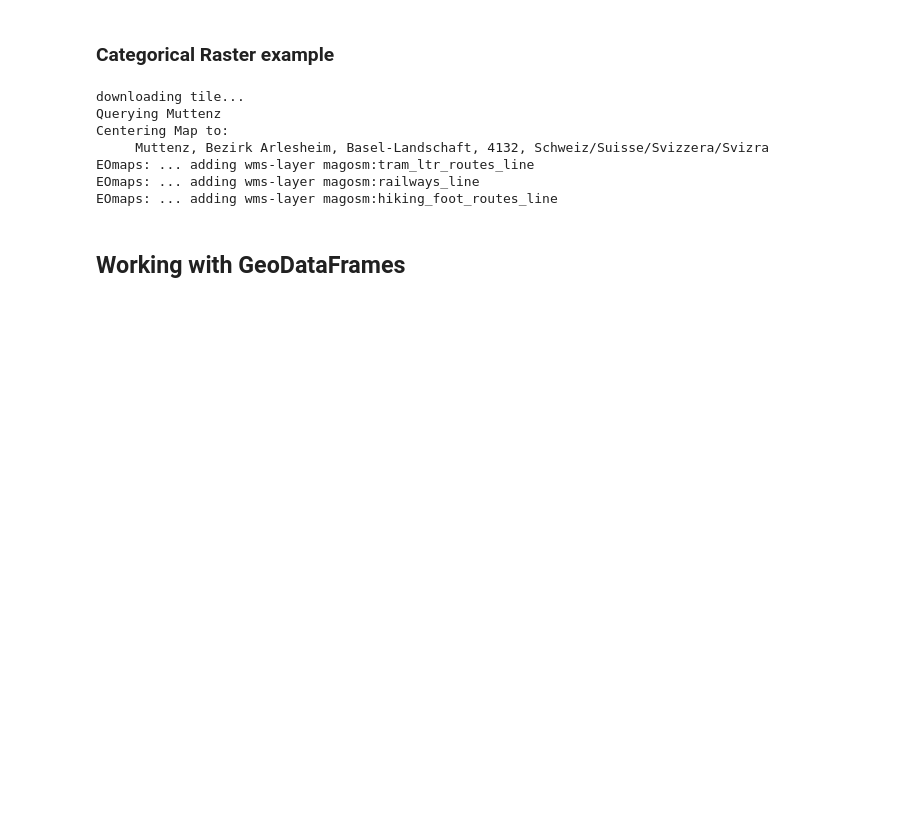
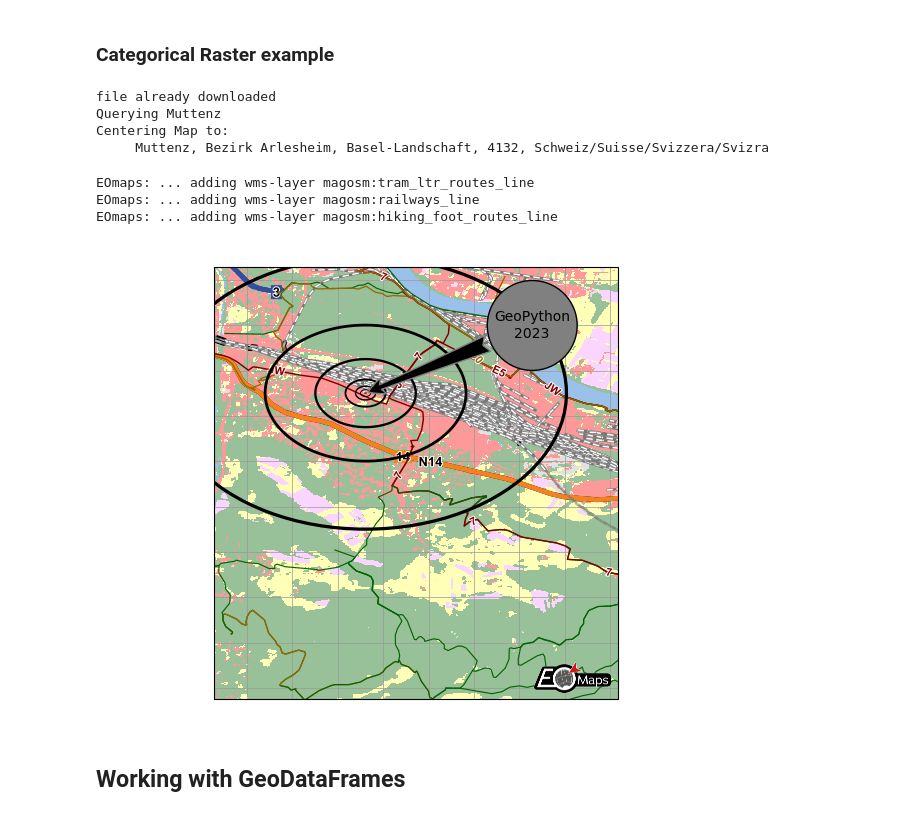
Before and after one commit to raphaelquast/EOmaps_GeoPython2023, a Jupyter notebook: EOmaps_Workshop/EOmaps_workshop.ipynb, the cells around one changed output. Cells and saved outputs as stored; diff of their text form; code cells hidden in the pictures; blank space fills up the shorter version.

```diff
--- a/EOmaps_Workshop/EOmaps_workshop.ipynb
+++ b/EOmaps_Workshop/EOmaps_workshop.ipynb
@@ -665,18 +665,18 @@ wms = m.add_wms.get_service(url)
 wms.add_layer.magosm_tram_ltr_routes_line(layer="tram", transparent=True)
 wms.add_layer.magosm_railways_line(layer="rail", transparent=True)
 wms.add_layer.magosm_hiking_foot_routes_line(layer="hike", transparent=True)
-
-m.show_layer(m.layer, "tram", "rail", "hike")
 # %% [output]
-downloading tile...
+file already downloaded
 Querying Muttenz
 Centering Map to:
      Muttenz, Bezirk Arlesheim, Basel-Landschaft, 4132, Schweiz/Suisse/Svizzera/Svizra
-EOmaps: ... adding wms-layer magosm:tram_ltr_routes_line
-EOmaps: ... adding wms-layer magosm:railways_line
-EOmaps: ... adding wms-layer magosm:hiking_foot_routes_line
 # %%
-m.snapshot()
+m.snapshot((m.layer, .5), "tram", "rail", "hike")
+# %% [output]
+EOmaps: ... adding wms-layer magosm:tram_ltr_routes_line
+EOmaps: ... adding wms-layer magosm:railways_line
+EOmaps: ... adding wms-layer magosm:hiking_foot_routes_line
+[figure, added]
 # %% [markdown]
 ## Working with GeoDataFrames
 # %%
```
Also changed, not shown: parts of 5 cells of this notebook.
